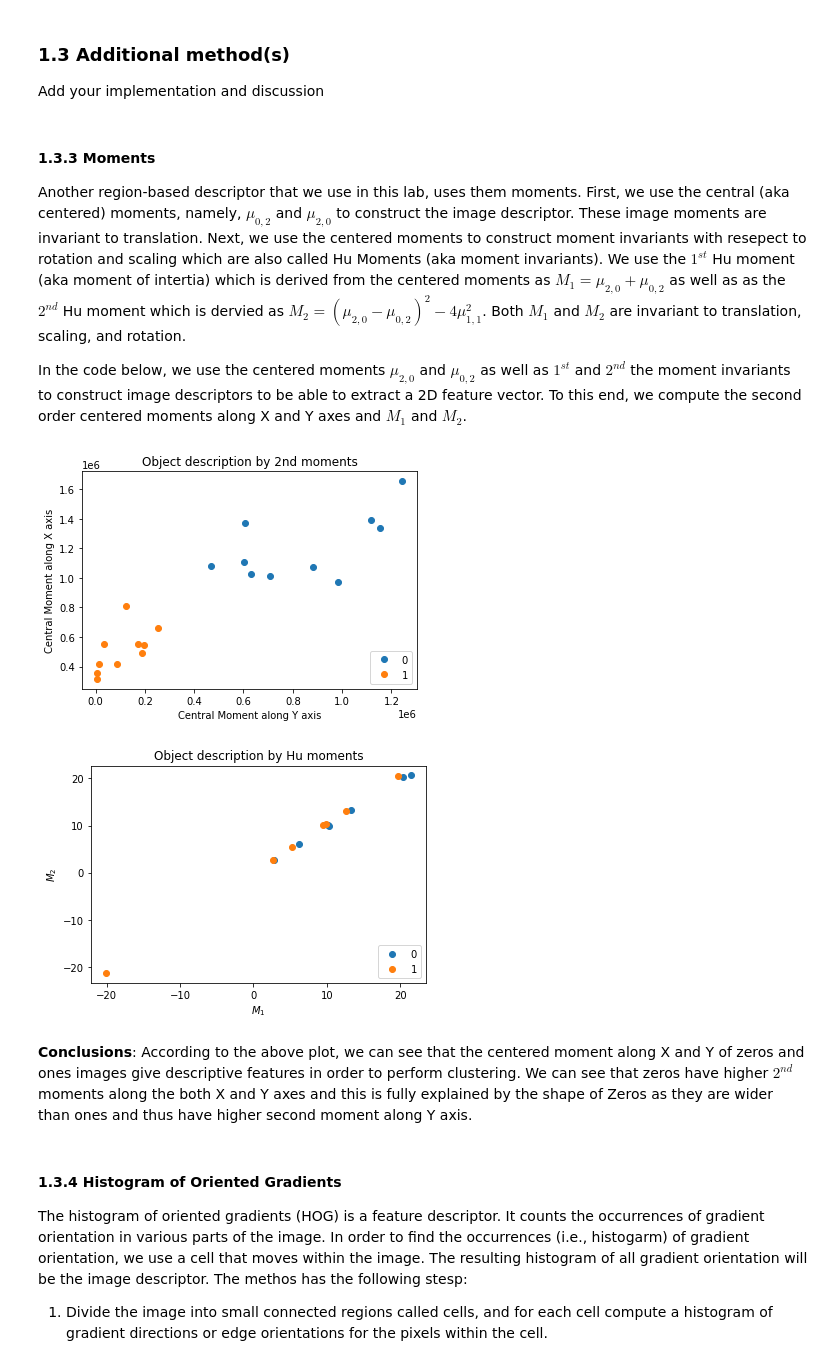
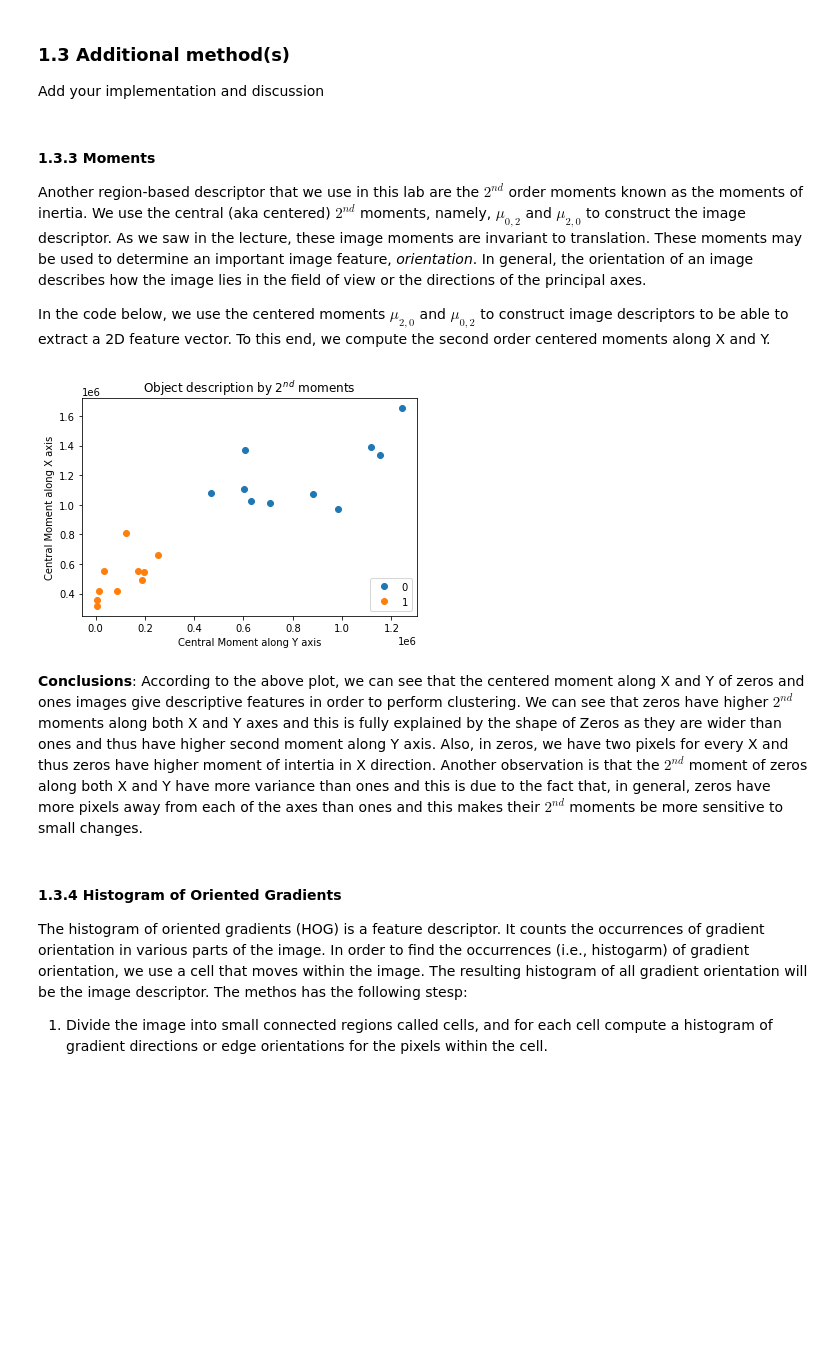
Before and after one commit to dhruti96shah/iapr-2020, a Jupyter notebook: labs/lab_02_object_description_zahra.ipynb, the cells around one changed output. Drawn from its saved outputs; the diff is of its cells as text; code cells hidden in the pictures; blank space fills up the shorter version.

```diff
--- a/labs/lab_02_object_description_zahra.ipynb
+++ b/labs/lab_02_object_description_zahra.ipynb
@@ -80,9 +80,9 @@ Add your implementation and discussion
 # %% [markdown]
 #### 1.3.3 Moments
 
-Another region-based descriptor that we use in this lab, uses them moments. First, we use the central (aka centered) moments, namely, $\mu_{0,2}$ and $\mu_{2,0}$ to construct the image descriptor. These image moments are invariant to translation. Next, we use the centered moments to construct moment invariants with resepect to rotation and scaling which are also called Hu Moments (aka moment invariants). We use the $1^{st}$ Hu moment (aka moment of intertia) which is derived from the centered moments as $M_1 = \mu_{2,0} + \mu_{0,2}$ as well as as the $2^{nd}$ Hu moment which is dervied as $M_2 = (\mu_{2,0} - \mu_{0,2})^{2} - 4\mu_{1,1}^{2}$. Both $M_1$ and $M_2$ are invariant to translation, scaling, and rotation.
+Another region-based descriptor that we use in this lab are the $2^{nd}$ order moments known as the moments of inertia. We use the central (aka centered) $2^{nd}$ moments, namely, $\mu_{0,2}$ and $\mu_{2,0}$ to construct the image descriptor. As we saw in the lecture, these image moments are invariant to translation. These moments may be used to determine an important image feature, _orientation_. In general, the orientation of an image describes how the image lies in the field of view or the directions of the principal axes.
 
-In the code below, we use the centered moments $\mu_{2,0}$ and $\mu_{0,2}$ as well as $1^{st}$ and $2^{nd}$ the moment invariants to construct image descriptors to be able to extract a 2D feature vector. To this end, we compute the second order centered moments along X and Y axes and $M_1$ and $M_2$.
+In the code below, we use the centered moments $\mu_{2,0}$ and $\mu_{0,2}$ to construct image descriptors to be able to extract a 2D feature vector. To this end, we compute the second order centered moments along X and Y.
 # %%
 import cv2
 import math
@@ -104,10 +104,9 @@ def compute_moments(images):
     list
         list of moment invariants
     """
-    # Definition of centered moments (the notation follows that of the lecture slides) for images and moment invariants
+    # Definition of centered moments (the notation follows that of the lecture slides) for images
     mu_02=[]
     mu_20=[]
-    M = []
 
     # Compute the centerd moment along X and Y for images
     for im in images:
@@ -115,50 +114,30 @@ def compute_moments(images):
         mu_20.append(moments["mu20"])
         mu_02.append(moments["mu02"])
 
-        # Calculate Hu Moments
-        Hu_moments = cv2.HuMoments(moments)
-
-        # Use log scale Hu moments as they vary largly. This waz they are better comparable
-        for i in range(0,7):
-            Hu_moments[i] = -1* math.copysign(1.0, Hu_moments[i]) * math.log10(abs(Hu_moments[i]))
-        M.append(Hu_moments)
     centered_moments_vec = (mu_20,mu_02)
-    return centered_moments_vec, M
+    return centered_moments_vec
 # %%
 # Compute the 2nd order centerd moments for zeros
-centered_moments_vec_zeros, M_zeros = compute_moments(zeros_im)
-M_zeros_ = np.reshape(M_zeros,(10,7))
+centered_moments_vec_zeros= compute_moments(zeros_im)
+
 
 # Compute the 2nd order centerd moments for ones
-centered_moments_vec_ones, M_ones = compute_moments(ones_im)
-M_ones_ = np.reshape(M_ones,(10,7))
+centered_moments_vec_ones = compute_moments(ones_im)
 
 # Plot the centered moments resutls
 zeros_c = plt.plot(centered_moments_vec_zeros[0],centered_moments_vec_zeros[1],"o",label="0")
 ones_c  = plt.plot(centered_moments_vec_ones [0],centered_moments_vec_ones [1],"o",label="1")
 
 plt.xlabel('Central Moment along Y axis')
 plt.ylabel('Central Moment along X axis')
-plt.title('Object description by 2nd moments')
+plt.title('Object description by $2^{nd}$ moments')
 plt.legend(loc=4)
 
 plt.show()
-
-# Plot the Hu moments resutls
-zeros_hu = plt.plot(M_zeros_[0],M_zeros_[1],"o",label="0")
-ones_hu  = plt.plot(M_ones_[0],M_ones_[1],"o",label="1")
-
-plt.xlabel('$M_{1}$')
-plt.ylabel('$M_{2}$')
-plt.title('Object description by Hu moments')
-plt.legend(loc=4)
-
-plt.show()
 # %% [output]
-[figure, old version]
+[figure, new version]
-[figure, removed]
 # %% [markdown]
-__Conclusions__: According to the above plot, we can see that the centered moment along X and Y of zeros and ones images give descriptive features in order to perform clustering. We can see that zeros have higher $2^{nd}$ moments along the both X and Y axes and this is fully explained by the shape of Zeros as they are wider than ones and thus have higher second moment along Y axis.
+__Conclusions__: According to the above plot, we can see that the centered moment along X and Y of zeros and ones images give descriptive features in order to perform clustering. We can see that zeros have higher $2^{nd}$ moments along both X and Y axes and this is fully explained by the shape of Zeros as they are wider than ones and thus have higher second moment along Y axis. Also, in zeros, we have two pixels for every X and thus zeros have higher moment of intertia in X direction. Another observation is that the $2^{nd}$ moment of zeros along both X and Y have more variance than ones and this is due to the fact that, in general, zeros have more pixels away from each of the axes than ones and this makes their $2^{nd}$ moments be more sensitive to small changes.
 # %% [markdown]
 #### 1.3.4 Histogram of Oriented Gradients
 
```
Also changed, not shown: parts of 11 cells of this notebook.
